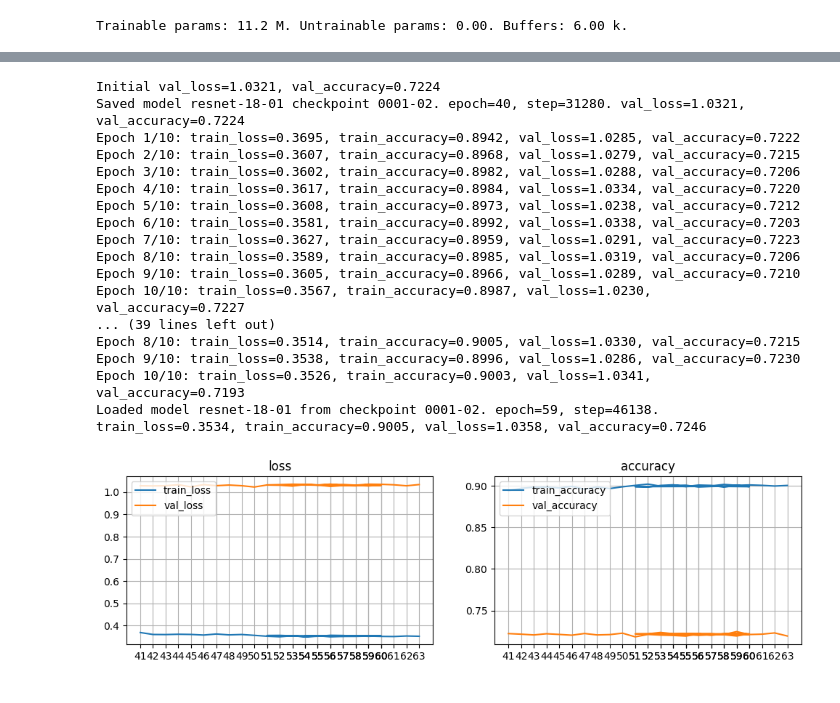
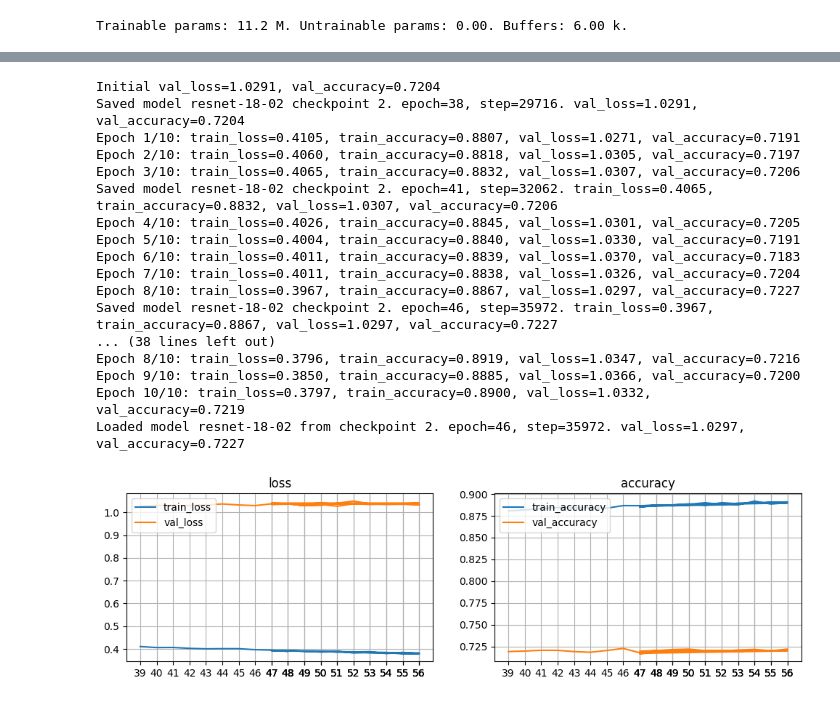
Before and after one commit to vaharoni/cv-sprint, a Jupyter notebook: models/05-resnet-03.ipynb, the cells around one changed output, grey strips where cells are left out. Saved outputs shown, nothing was run; the diff lists cells and outputs as text; code cells hidden in the pictures.

```diff
--- a/models/05-resnet-03.ipynb
+++ b/models/05-resnet-03.ipynb
@@ -278,0 +251,8 @@ Loaded model resnet-18-01 from checkpoint 1. epoch=40, step=31280. train_loss=0.
+# %%
+with model1_1.checkpoint(2.2, '80 more SGD') as cp:
+    cp.setup(
+        epoch_scheduler_cls=torch.optim.lr_scheduler.StepLR,
+        epoch_scheduler_args=dict(step_size=40, gamma=0.2)
+    )
+    cp.train(train_dl, test_dl, watch='accuracy', load_best=True, epochs=80, metrics=[train.metric_accuracy])
+    cp.plot_metrics()
@@ -278,0 +274,2 @@ Loaded model resnet-18-01 from checkpoint 1. epoch=40, step=31280. train_loss=0.
+# %%
+model1_1.load_checkpoint(1, from_backup=True)
@@ -278,0 +278,8 @@ Loaded model resnet-18-01 from checkpoint 1. epoch=40, step=31280. train_loss=0.
+# %%
+with model1_1.checkpoint(2.3, '120 more SGD') as cp:
+    cp.setup(
+        epoch_scheduler_cls=torch.optim.lr_scheduler.MultiStepLR,
+        epoch_scheduler_args=dict(milestones=[40, 60, 80], gamma=0.2)
+    )
+    cp.train(train_dl, test_dl, watch='accuracy', load_best=True, epochs=120, metrics=[train.metric_accuracy])
+    cp.plot_metrics()
@@ -278,0 +307,15 @@ Loaded model resnet-18-01 from checkpoint 1. epoch=40, step=31280. train_loss=0.
+# %%
+with model2.checkpoint(1) as cp:
+    cp.setup(
+        loss_cls=torch.nn.CrossEntropyLoss,
+        optimizer_cls=torch.optim.Adam,
+        optimizer_args=dict(lr=5e-4, weight_decay=5e-4),
+        epoch_scheduler_cls=torch.optim.lr_scheduler.StepLR,
+        epoch_scheduler_args=dict(step_size=10, gamma=0.2)
+    )
+
+    cp.train(train_dl, test_dl, watch='accuracy', load_best=True, epochs=10, metrics=[train.metric_accuracy])
+    cp.train(train_dl, test_dl, watch='accuracy', load_best=True, epochs=10, metrics=[train.metric_accuracy])
+    cp.train(train_dl, test_dl, watch='accuracy', load_best=True, epochs=10, metrics=[train.metric_accuracy])
+    cp.train(train_dl, test_dl, watch='accuracy', load_best=True, epochs=10, metrics=[train.metric_accuracy])
+    cp.plot_metrics()
@@ -279,26 +351,32 @@ Loaded model resnet-18-01 from checkpoint 1. epoch=40, step=31280. train_loss=0.
 # %%
-with model1.checkpoint('0001-02', 'Additional 40 Adams, with reversion') as cp:
+with model2.checkpoint(2, description='40 SGD') as cp:
+    cp.setup(
+        optimizer_cls=torch.optim.SGD,
+        optimizer_args=dict(weight_decay=5e-4, momentum=0.9, lr=1e-4),
+        epoch_scheduler_cls=torch.optim.lr_scheduler.StepLR,
+        epoch_scheduler_args=dict(step_size=10, gamma=0.2)
+    )
     cp.train(train_dl, test_dl, watch='accuracy', load_best=True, epochs=10, metrics=[train.metric_accuracy])
     cp.train(train_dl, test_dl, watch='accuracy', load_best=True, epochs=10, metrics=[train.metric_accuracy])
     cp.train(train_dl, test_dl, watch='accuracy', load_best=True, epochs=10, metrics=[train.metric_accuracy])
     cp.train(train_dl, test_dl, watch='accuracy', load_best=True, epochs=10, metrics=[train.metric_accuracy])
     cp.plot_metrics()
 # %% [output]
-Initial val_loss=1.0321, val_accuracy=0.7224
-Saved model resnet-18-01 checkpoint 0001-02. epoch=40, step=31280. val_loss=1.0321, val_accuracy=0.7224
-Epoch 1/10: train_loss=0.3695, train_accuracy=0.8942, val_loss=1.0285, val_accuracy=0.7222
-Epoch 2/10: train_loss=0.3607, train_accuracy=0.8968, val_loss=1.0279, val_accuracy=0.7215
-Epoch 3/10: train_loss=0.3602, train_accuracy=0.8982, val_loss=1.0288, val_accuracy=0.7206
-Epoch 4/10: train_loss=0.3617, train_accuracy=0.8984, val_loss=1.0334, val_accuracy=0.7220
-Epoch 5/10: train_loss=0.3608, train_accuracy=0.8973, val_loss=1.0238, val_accuracy=0.7212
-Epoch 6/10: train_loss=0.3581, train_accuracy=0.8992, val_loss=1.0338, val_accuracy=0.7203
-Epoch 7/10: train_loss=0.3627, train_accuracy=0.8959, val_loss=1.0291, val_accuracy=0.7223
-Epoch 8/10: train_loss=0.3589, train_accuracy=0.8985, val_loss=1.0319, val_accuracy=0.7206
-Epoch 9/10: train_loss=0.3605, train_accuracy=0.8966, val_loss=1.0289, val_accuracy=0.7210
-Epoch 10/10: train_loss=0.3567, train_accuracy=0.8987, val_loss=1.0230, val_accuracy=0.7227
-... (39 lines left out)
-Epoch 8/10: train_loss=0.3514, train_accuracy=0.9005, val_loss=1.0330, val_accuracy=0.7215
-Epoch 9/10: train_loss=0.3538, train_accuracy=0.8996, val_loss=1.0286, val_accuracy=0.7230
-Epoch 10/10: train_loss=0.3526, train_accuracy=0.9003, val_loss=1.0341, val_accuracy=0.7193
-Loaded model resnet-18-01 from checkpoint 0001-02. epoch=59, step=46138. train_loss=0.3534, train_accuracy=0.9005, val_loss=1.0358, val_accuracy=0.7246
+Initial val_loss=1.0291, val_accuracy=0.7204
+Saved model resnet-18-02 checkpoint 2. epoch=38, step=29716. val_loss=1.0291, val_accuracy=0.7204
+Epoch 1/10: train_loss=0.4105, train_accuracy=0.8807, val_loss=1.0271, val_accuracy=0.7191
+Epoch 2/10: train_loss=0.4060, train_accuracy=0.8818, val_loss=1.0305, val_accuracy=0.7197
+Epoch 3/10: train_loss=0.4065, train_accuracy=0.8832, val_loss=1.0307, val_accuracy=0.7206
+Saved model resnet-18-02 checkpoint 2. epoch=41, step=32062. train_loss=0.4065, train_accuracy=0.8832, val_loss=1.0307, val_accuracy=0.7206
+Epoch 4/10: train_loss=0.4026, train_accuracy=0.8845, val_loss=1.0301, val_accuracy=0.7205
+Epoch 5/10: train_loss=0.4004, train_accuracy=0.8840, val_loss=1.0330, val_accuracy=0.7191
+Epoch 6/10: train_loss=0.4011, train_accuracy=0.8839, val_loss=1.0370, val_accuracy=0.7183
+Epoch 7/10: train_loss=0.4011, train_accuracy=0.8838, val_loss=1.0326, val_accuracy=0.7204
+Epoch 8/10: train_loss=0.3967, train_accuracy=0.8867, val_loss=1.0297, val_accuracy=0.7227
+Saved model resnet-18-02 checkpoint 2. epoch=46, step=35972. train_loss=0.3967, train_accuracy=0.8867, val_loss=1.0297, val_accuracy=0.7227
+... (38 lines left out)
+Epoch 8/10: train_loss=0.3796, train_accuracy=0.8919, val_loss=1.0347, val_accuracy=0.7216
+Epoch 9/10: train_loss=0.3850, train_accuracy=0.8885, val_loss=1.0366, val_accuracy=0.7200
+Epoch 10/10: train_loss=0.3797, train_accuracy=0.8900, val_loss=1.0332, val_accuracy=0.7219
+Loaded model resnet-18-02 from checkpoint 2. epoch=46, step=35972. val_loss=1.0297, val_accuracy=0.7227
-[figure, old version]
+[figure, new version]
```
Also changed, not shown: parts of 49 cells of this notebook, 4 other files.
